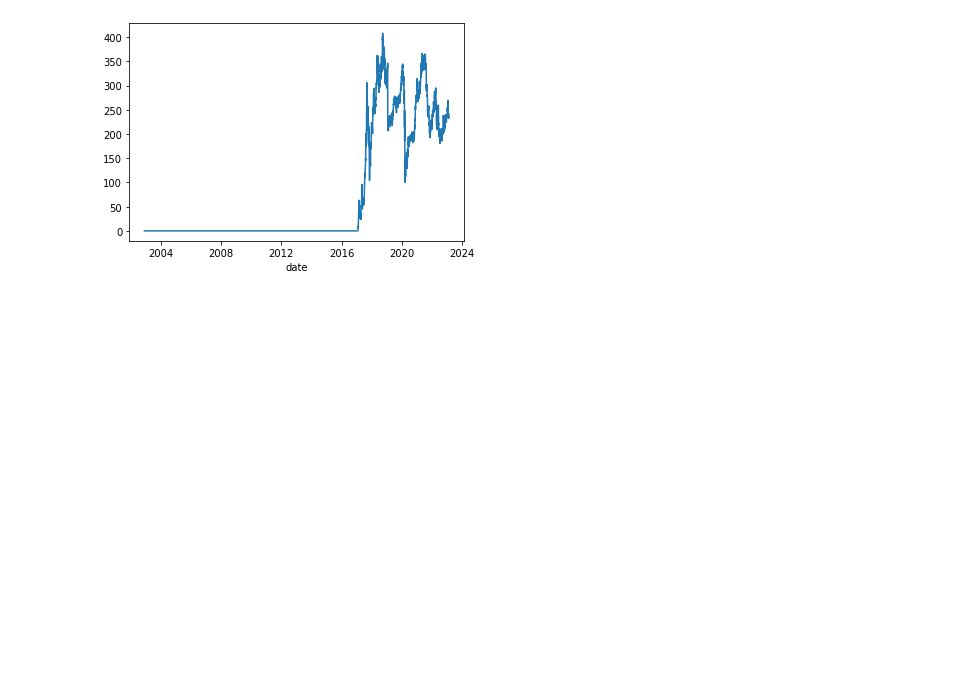
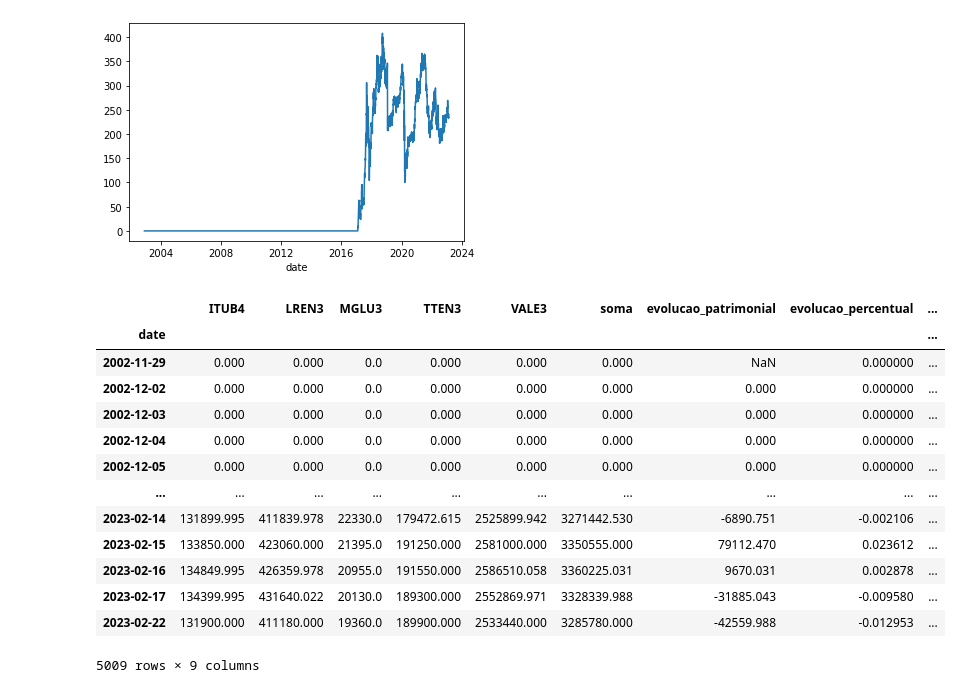
Before and after one commit to mateuskienzle/stocks_monitor, a Jupyter notebook: Untitled.ipynb, the cells around one changed output. Drawn from its saved outputs; the diff is of its cells as text; code cells hidden in the pictures; blank space fills up the shorter version.

```diff
--- a/Untitled.ipynb
+++ b/Untitled.ipynb
@@ -227,3 +227,20 @@ df_patrimonio['evolucao_cum'] = ev_total_list
 # %% [output]
 <AxesSubplot:xlabel='date'>
 [figure]
+# %%
+df_patrimonio
+# %% [output]
+|  | ITUB4 | LREN3 | MGLU3 | TTEN3 | VALE3 | soma | evolucao_patrimonial | evolucao_percentual | ... |
+| date |  |  |  |  |  |  |  |  | ... |
+| 2002-11-29 | 0.000 | 0.000 | 0.0 | 0.000 | 0.000 | 0.000 | NaN | 0.000000 | ... |
+| 2002-12-02 | 0.000 | 0.000 | 0.0 | 0.000 | 0.000 | 0.000 | 0.000 | 0.000000 | ... |
+| 2002-12-03 | 0.000 | 0.000 | 0.0 | 0.000 | 0.000 | 0.000 | 0.000 | 0.000000 | ... |
+| 2002-12-04 | 0.000 | 0.000 | 0.0 | 0.000 | 0.000 | 0.000 | 0.000 | 0.000000 | ... |
+| 2002-12-05 | 0.000 | 0.000 | 0.0 | 0.000 | 0.000 | 0.000 | 0.000 | 0.000000 | ... |
+| ... | ... | ... | ... | ... | ... | ... | ... | ... | ... |
+| 2023-02-14 | 131899.995 | 411839.978 | 22330.0 | 179472.615 | 2525899.942 | 3271442.530 | -6890.751 | -0.002106 | ... |
+| 2023-02-15 | 133850.000 | 423060.000 | 21395.0 | 191250.000 | 2581000.000 | 3350555.000 | 79112.470 | 0.023612 | ... |
+| 2023-02-16 | 134849.995 | 426359.978 | 20955.0 | 191550.000 | 2586510.058 | 3360225.031 | 9670.031 | 0.002878 | ... |
+| 2023-02-17 | 134399.995 | 431640.022 | 20130.0 | 189300.000 | 2552869.971 | 3328339.988 | -31885.043 | -0.009580 | ... |
+| 2023-02-22 | 131900.000 | 411180.000 | 19360.0 | 189900.000 | 2533440.000 | 3285780.000 | -42559.988 | -0.012953 | ... |
+5009 rows × 9 columns
```
Also changed, not shown: parts of 8 cells of this notebook, 3 other files.
